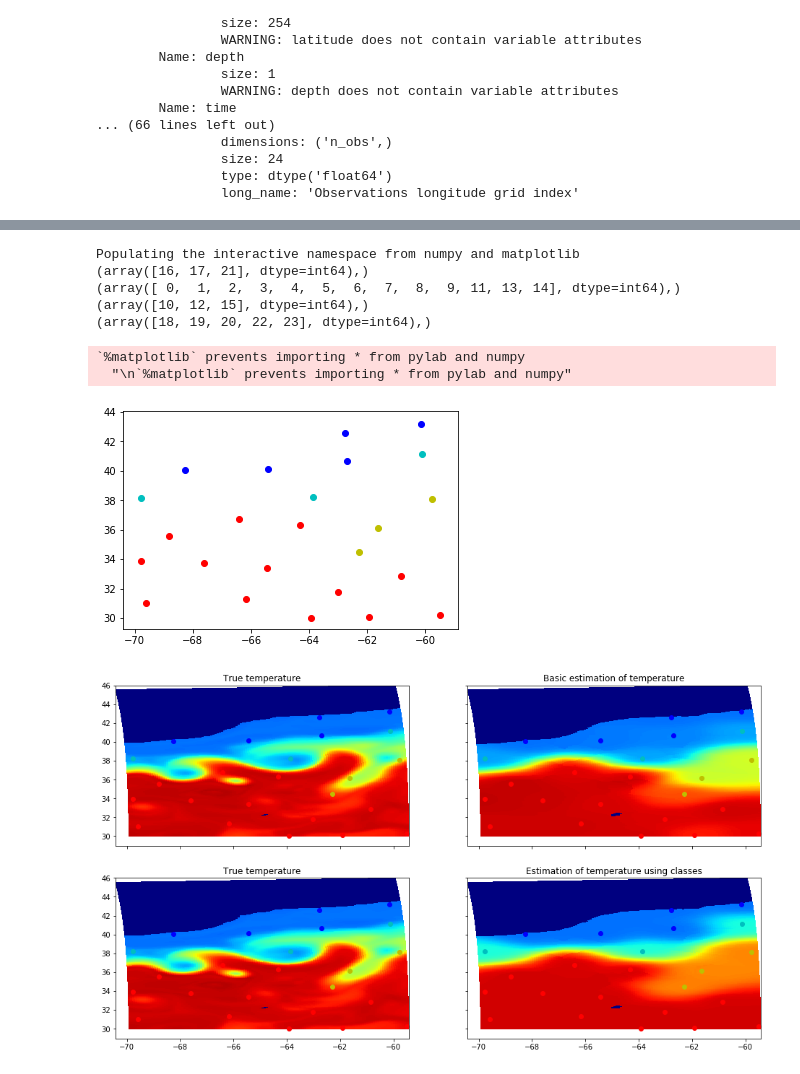
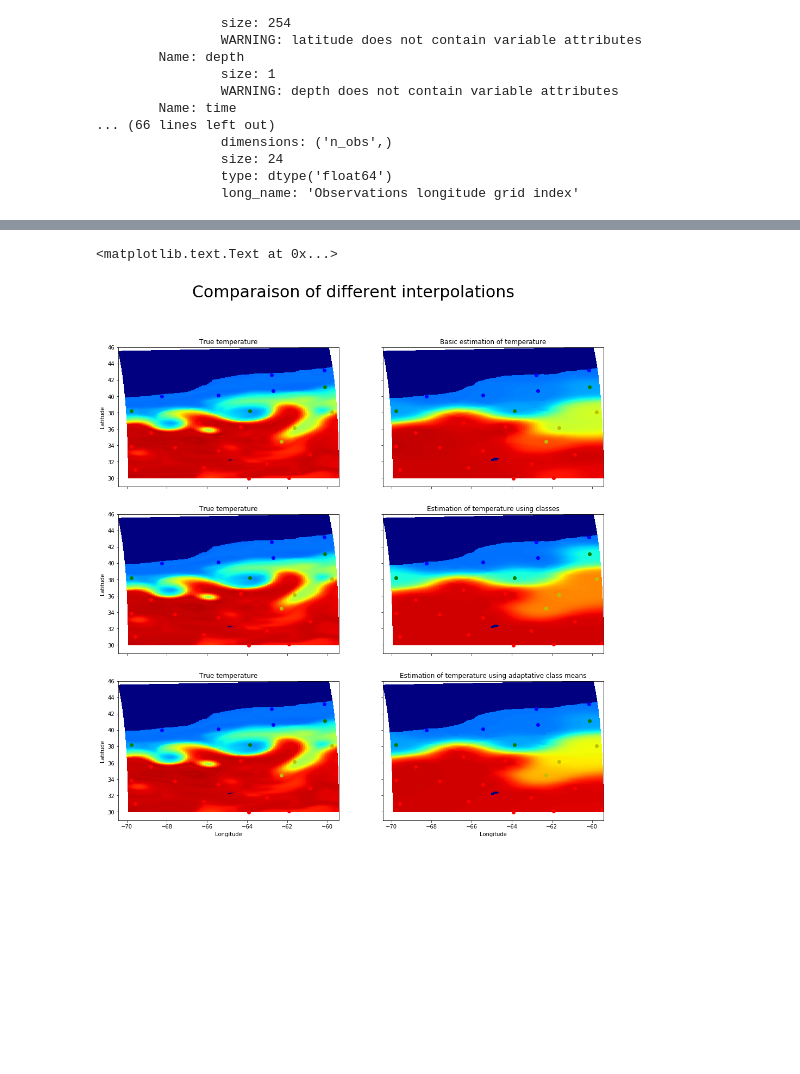
Before and after one commit to gmaze/projet-s5, a Jupyter notebook: Projet S5 Spatial Interpolation.ipynb, the cells around one changed output, grey strips where cells are left out. Saved outputs shown, nothing was run; the diff lists cells and outputs as text; code cells hidden in the pictures; blank space fills up the shorter version.

Commit message:
ajout very_good_temp

```diff
--- a/Projet S5 Spatial Interpolation.ipynb
+++ b/Projet S5 Spatial Interpolation.ipynb
@@ -103,8 +134,6 @@ posteriors = np.reshape(posteriors,(4,127,254))
 # %%
 pylab.rcParams['figure.figsize'] = (16.0, 9.0)
-
-colors = ['c','r','y','b']
-
+title('Data classes',fontsize=20)
 for k in range(1,5):
     ind = np.where(lab == k)
     scatter(long[ind[0],ind[1]], lat[ind[0],ind[1]], color=colors[k-1])
@@ -131,26 +142,3 @@ Populating the interactive namespace from numpy and matplotlib
-# %%
-%pylab inline
-figure()
-obs_ilon = np.array(dataset['obs_ilon']).astype(int)
-obs_ilat = np.array(dataset['obs_ilat']).astype(int)
-class_obs = lab[obs_ilon,obs_ilat]
-colors = ['c','r','y','b']
-
-ind_classes = []
-for k in range(1,5):
-    ind = np.where(class_obs == k)
-    print(ind)
-    ind_classes.append(ind)
-    scatter(obs_lon[ind], obs_lat[ind], color=colors[k-1])
-# %% [output]
-Populating the interactive namespace from numpy and matplotlib
-(array([16, 17, 21], dtype=int64),)
-(array([ 0,  1,  2,  3,  4,  5,  6,  7,  8,  9, 11, 13, 14], dtype=int64),)
-(array([10, 12, 15], dtype=int64),)
-(array([18, 19, 20, 22, 23], dtype=int64),)
-`%matplotlib` prevents importing * from pylab and numpy
-  "\n`%matplotlib` prevents importing * from pylab and numpy"
-[figure, removed]
 # %%
 from math import *
 
@@ -179,6 +167,15 @@ def valpha(distances, coeff):
     l = len(distances)
     alphas = np.zeros((l,))
     for i in range(l):
-        alphas[i] = alpha2(distances, i, coeff)
+        alphas[i] = alpha(distances, i, coeff)
     return alphas
+# %%
+pts_classes = lab[obs_ilon, obs_ilat].astype(int)
+
+grouped_by_class = [[],[],[],[]]
+for l in range(len(obs_lon)):
+    c = pts_classes[l] - 1
+    grouped_by_class[c].append(np.concatenate(([obs_lon[l]], [obs_lat[l]], [obs_ilon[l]], [obs_ilat[l]], [l])))
+for t in range(4):
+    grouped_by_class[t] = np.array(grouped_by_class[t])
 # %%
@@ -206,20 +222,27 @@ for i in range(127):
 # %%
-pylab.rcParams['figure.figsize'] = (16,9)
+pylab.rcParams['figure.figsize'] = (16,16)
+warnings.filterwarnings('ignore')
 
-f, axarr = plt.subplots(2, 2, sharex='col', sharey='row')
-p = axarr[0,0].pcolor(long, lat, temp, cmap=cm.jet, vmin=0, vmax=20)
-axarr[0,0].set_title('True temperature')
-p = axarr[0,1].pcolor(long, lat, bad_temp, cmap=cm.jet, vmin=0, vmax=20)
-axarr[0,1].set_title('Basic estimation of temperature')
-p = axarr[1,0].pcolor(long, lat, temp, cmap=cm.jet, vmin=0, vmax=20)
-axarr[1,0].set_title('True temperature')
-p = axarr[1,1].pcolor(long, lat, good_temp, cmap=cm.jet, vmin=0, vmax=20)
-axarr[1,1].set_title('Estimation of temperature using classes')
+titles = ['Basic estimation of temperature', 'Estimation of temperature using classes',\
+         'Estimation of temperature using adaptative class means']
+all_temp = [bad_temp, good_temp, very_good_temp]
+
+f, axarr = plt.subplots(3, 2, sharex='col', sharey='row')
+for k in range(3):
+    p = axarr[k,0].pcolor(long, lat, temp, cmap=cm.jet, vmin=0, vmax=20)
+    axarr[k,0].set_title('True temperature')
+    axarr[k,0].set_ylabel('Latitude')
+    p = axarr[k,1].pcolor(long, lat, all_temp[k], cmap=cm.jet, vmin=0, vmax=20)
+    axarr[k,1].set_title(titles[k])
 
 for k in range(1,5):
     ind = np.where(class_obs == k)
-    for i in range(2):
+    for i in range(3):
         for j in range(2):
             p = axarr[i,j].scatter(obs_lon[ind], obs_lat[ind], color=colors[k-1])
+axarr[2,0].set_xlabel('Longitude')
+axarr[2,1].set_xlabel('Longitude')
+f.suptitle('Comparaison of different interpolations',fontsize=30)
 # %% [output]
+<matplotlib.text.Text at 0x...>
-[figure, old version]
+[figure, new version]
```
Also changed, not shown: parts of 13 cells of this notebook, 1 other file.
